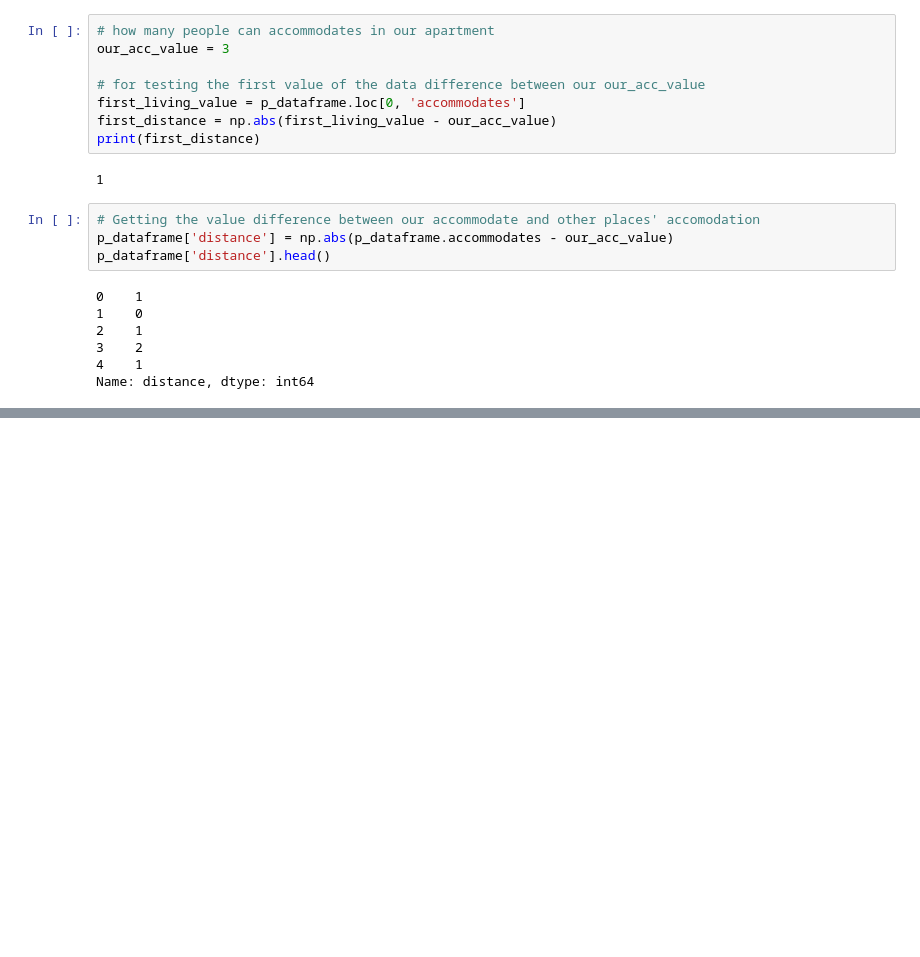
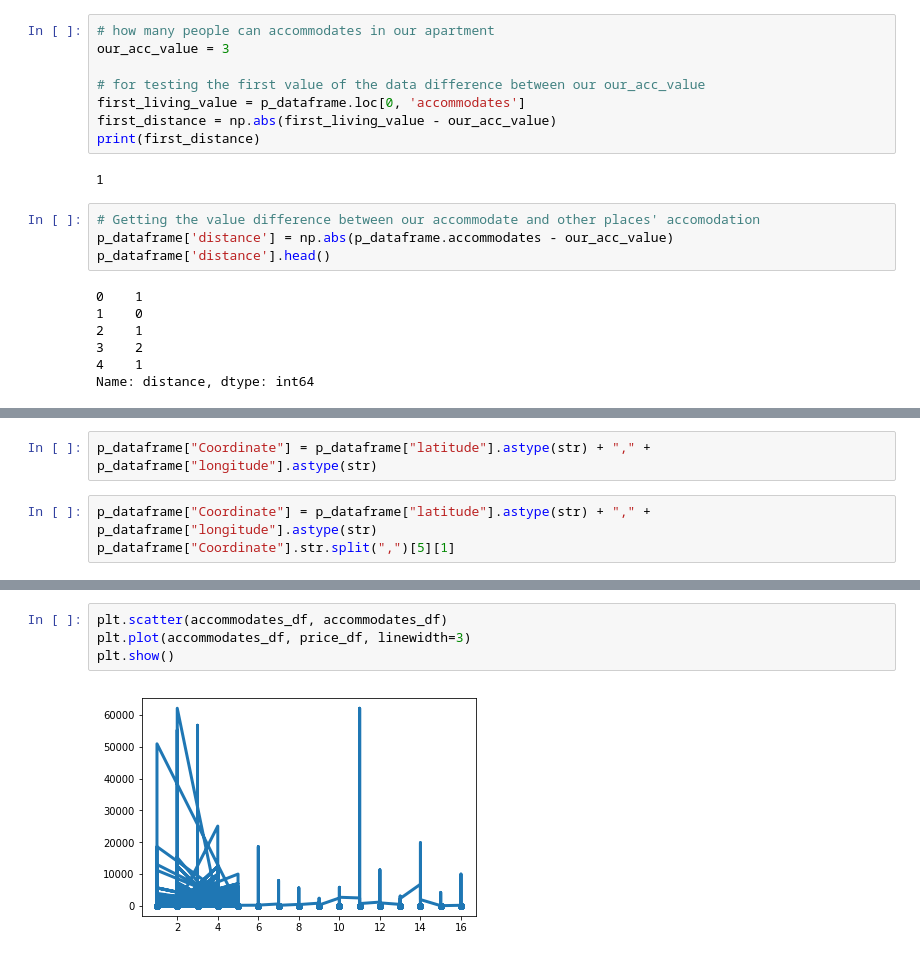
Before and after one commit to muratdemircan/airbnbindicator, a Jupyter notebook: Airbnb.ipynb, the cells around one changed output, grey strips where cells are left out. Drawn from its saved outputs; the diff is of its cells as text; blank space fills up the shorter version.

```diff
--- a/Airbnb.ipynb
+++ b/Airbnb.ipynb
@@ -49,0 +84,5 @@ Name: distance, dtype: int64
+# %%
+p_dataframe["Coordinate"] = p_dataframe["latitude"].astype(str) + "," + p_dataframe["longitude"].astype(str)
+# %%
+p_dataframe["Coordinate"] = p_dataframe["latitude"].astype(str) + "," + p_dataframe["longitude"].astype(str)
+p_dataframe["Coordinate"].str.split(",")[5][1]
@@ -49,0 +237,6 @@ Name: distance, dtype: int64
+# %%
+plt.scatter(accommodates_df, accommodates_df)
+plt.plot(accommodates_df, price_df, linewidth=3)
+plt.show()
+# %% [output]
+[figure, added]
```
Also changed, not shown: parts of 26 cells of this notebook.
